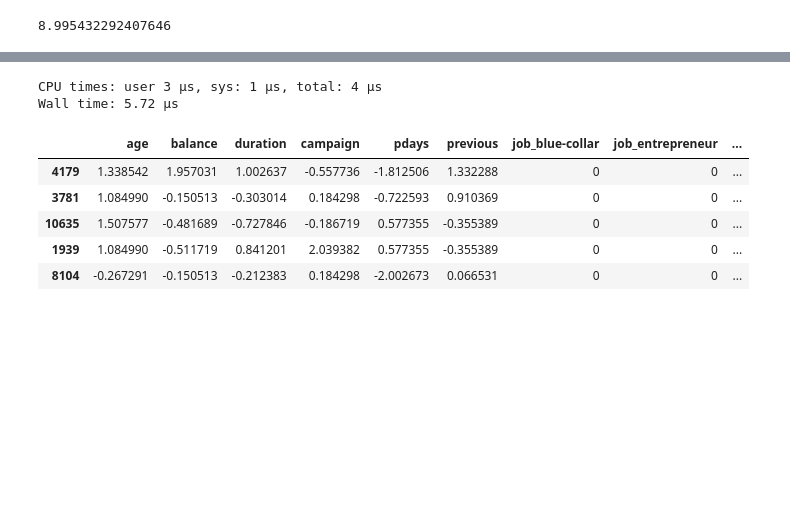
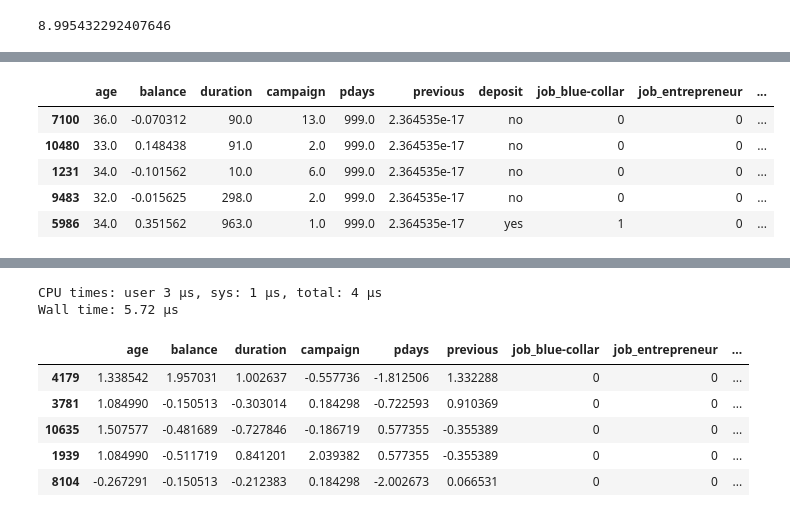
Before and after one commit to HieuFromWaterloo/stat441_project, a Jupyter notebook: BankX.ipynb, the cells around one changed output, grey strips where cells are left out. Drawn from its saved outputs; the diff is of its cells as text; code cells hidden in the pictures; blank space fills up the shorter version.

```diff
--- a/BankX.ipynb
+++ b/BankX.ipynb
@@ -666,0 +760,9 @@ np.log(data["balance"] + abs(data["balance"].min()) + 1).mean()
+# %%
+validset.head()
+# %% [output]
+|  | age | balance | duration | campaign | pdays | previous | deposit | job_blue-collar | job_entrepreneur | ... |
+| 7100 | 36.0 | -0.070312 | 90.0 | 13.0 | 999.0 | 2.364535e-17 | no | 0 | 0 | ... |
+| 10480 | 33.0 | 0.148438 | 91.0 | 2.0 | 999.0 | 2.364535e-17 | no | 0 | 0 | ... |
+| 1231 | 34.0 | -0.101562 | 10.0 | 6.0 | 999.0 | 2.364535e-17 | no | 0 | 0 | ... |
+| 9483 | 32.0 | -0.015625 | 298.0 | 2.0 | 999.0 | 2.364535e-17 | no | 0 | 0 | ... |
+| 5986 | 34.0 | 0.351562 | 963.0 | 1.0 | 999.0 | 2.364535e-17 | yes | 1 | 0 | ... |
```
Also changed, not shown: parts of 14 cells of this notebook, 3 other files.
